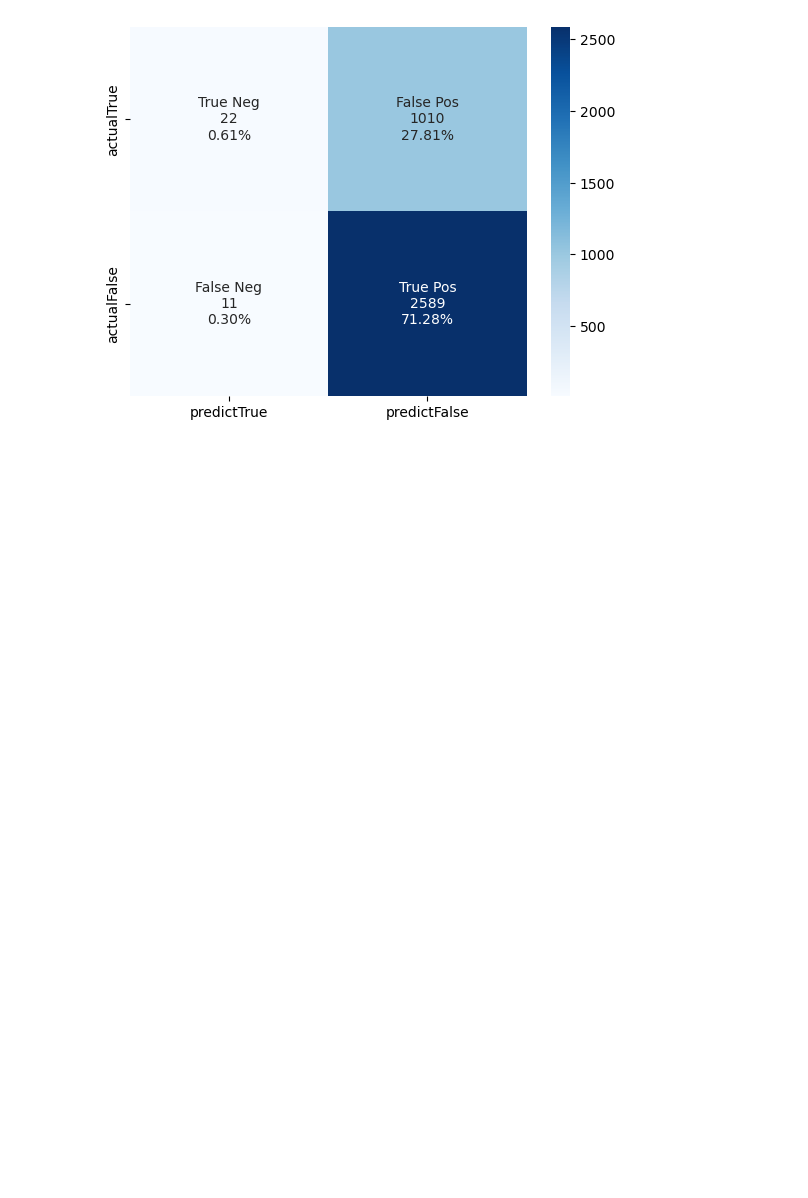
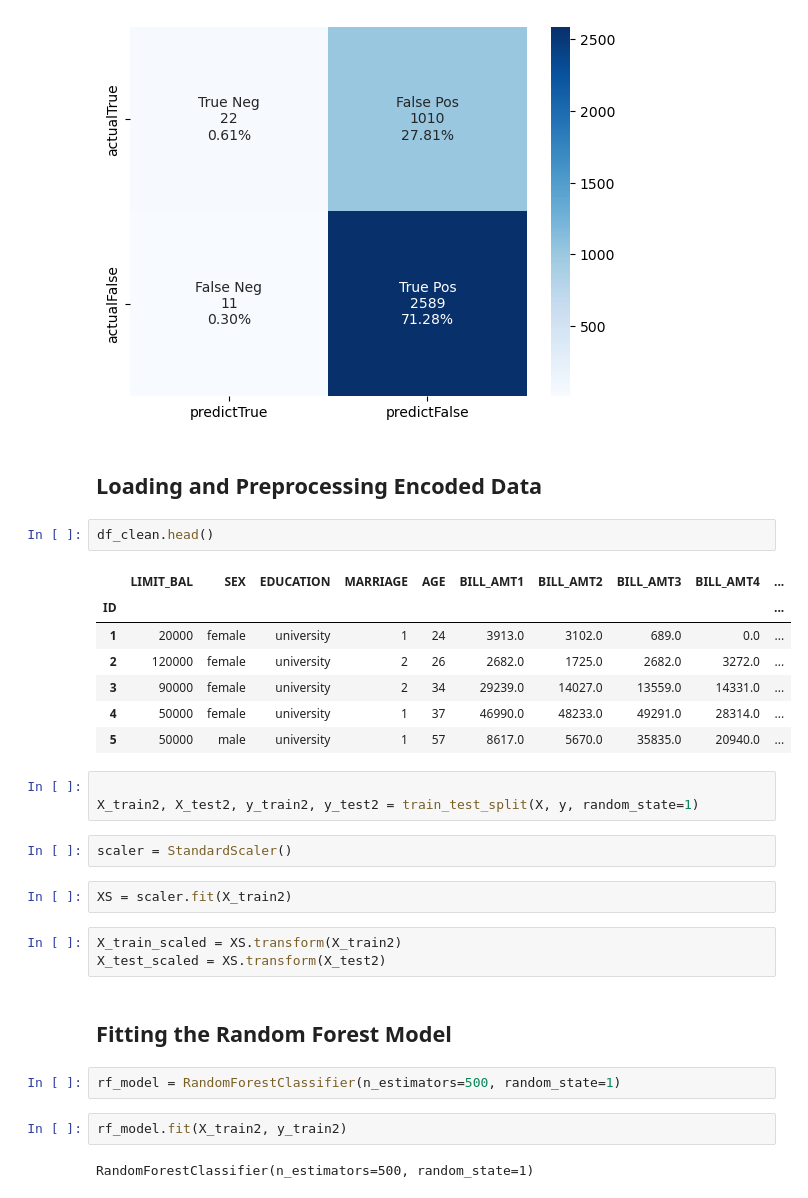
Before and after one commit to manalbayoumi/Project-4, a Jupyter notebook: Project 4 Loan_Defaulter Machine Learning.ipynb, the cells around one changed output. Drawn from its saved outputs; the diff is of its cells as text; blank space fills up the shorter version.

```diff
--- a/Project 4 Loan_Defaulter Machine Learning.ipynb
+++ b/Project 4 Loan_Defaulter Machine Learning.ipynb
@@ -528,3 +531,33 @@ sns.heatmap(data, annot = labels, fmt ='',
 # %% [output]
 <Axes: >
 [figure]
+# %% [markdown]
+## Loading and Preprocessing Encoded Data
+# %%
+df_clean.head()
+# %% [output]
+|  | LIMIT_BAL | SEX | EDUCATION | MARRIAGE | AGE | BILL_AMT1 | BILL_AMT2 | BILL_AMT3 | BILL_AMT4 | ... |
+| ID |  |  |  |  |  |  |  |  |  | ... |
+| 1 | 20000 | female | university | 1 | 24 | 3913.0 | 3102.0 | 689.0 | 0.0 | ... |
+| 2 | 120000 | female | university | 2 | 26 | 2682.0 | 1725.0 | 2682.0 | 3272.0 | ... |
+| 3 | 90000 | female | university | 2 | 34 | 29239.0 | 14027.0 | 13559.0 | 14331.0 | ... |
+| 4 | 50000 | female | university | 1 | 37 | 46990.0 | 48233.0 | 49291.0 | 28314.0 | ... |
+| 5 | 50000 | male | university | 1 | 57 | 8617.0 | 5670.0 | 35835.0 | 20940.0 | ... |
+# %%
+
+X_train2, X_test2, y_train2, y_test2 = train_test_split(X, y, random_state=1)
+# %%
+scaler = StandardScaler()
+# %%
+XS = scaler.fit(X_train2)
+# %%
+X_train_scaled = XS.transform(X_train2)
+X_test_scaled = XS.transform(X_test2)
+# %% [markdown]
+## Fitting the Random Forest Model
+# %%
+rf_model = RandomForestClassifier(n_estimators=500, random_state=1)
+# %%
+rf_model.fit(X_train2, y_train2)
+# %% [output]
+RandomForestClassifier(n_estimators=500, random_state=1)
```
Also changed, not shown: parts of 28 cells of this notebook, 1 other file.
